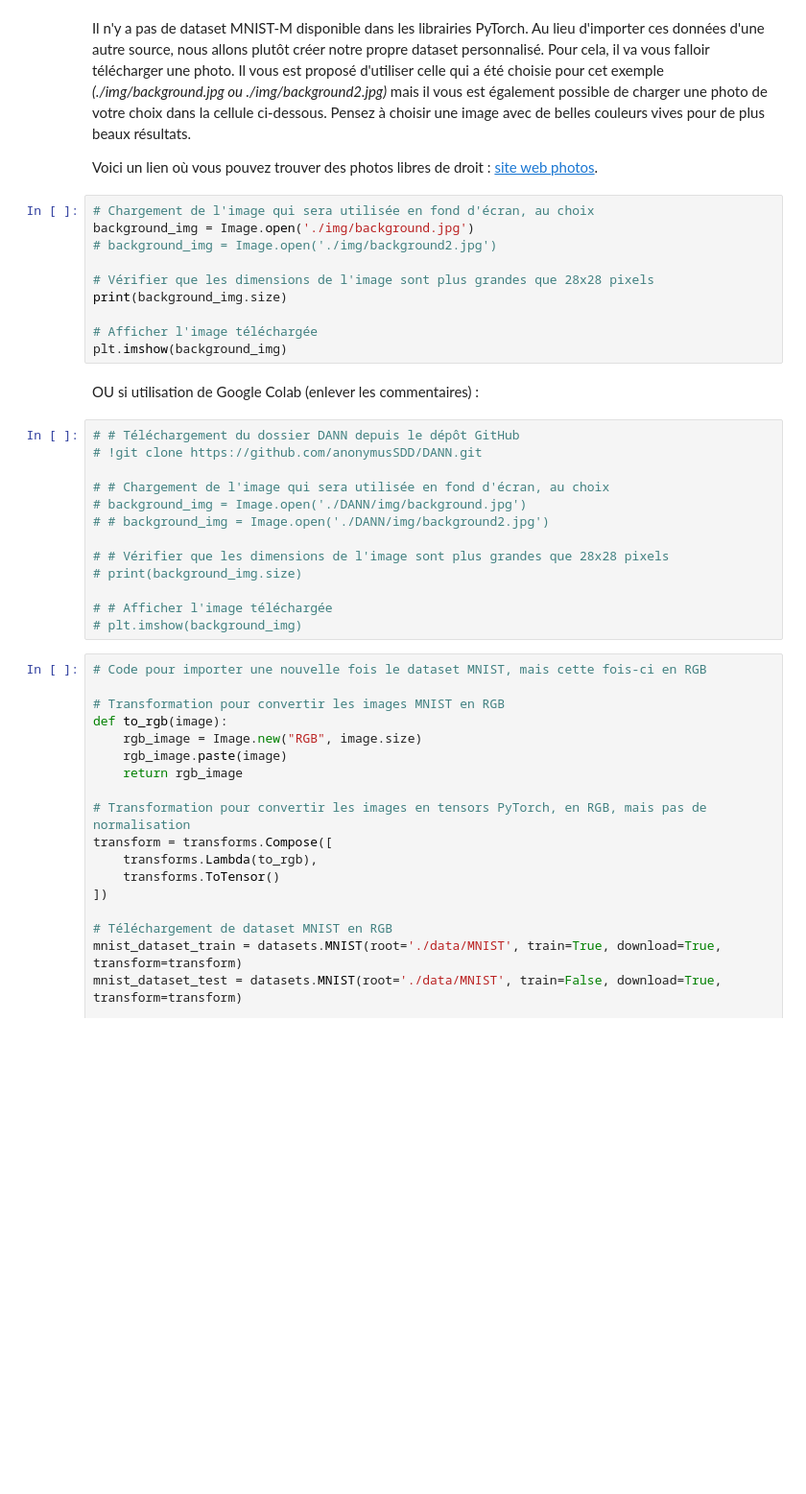
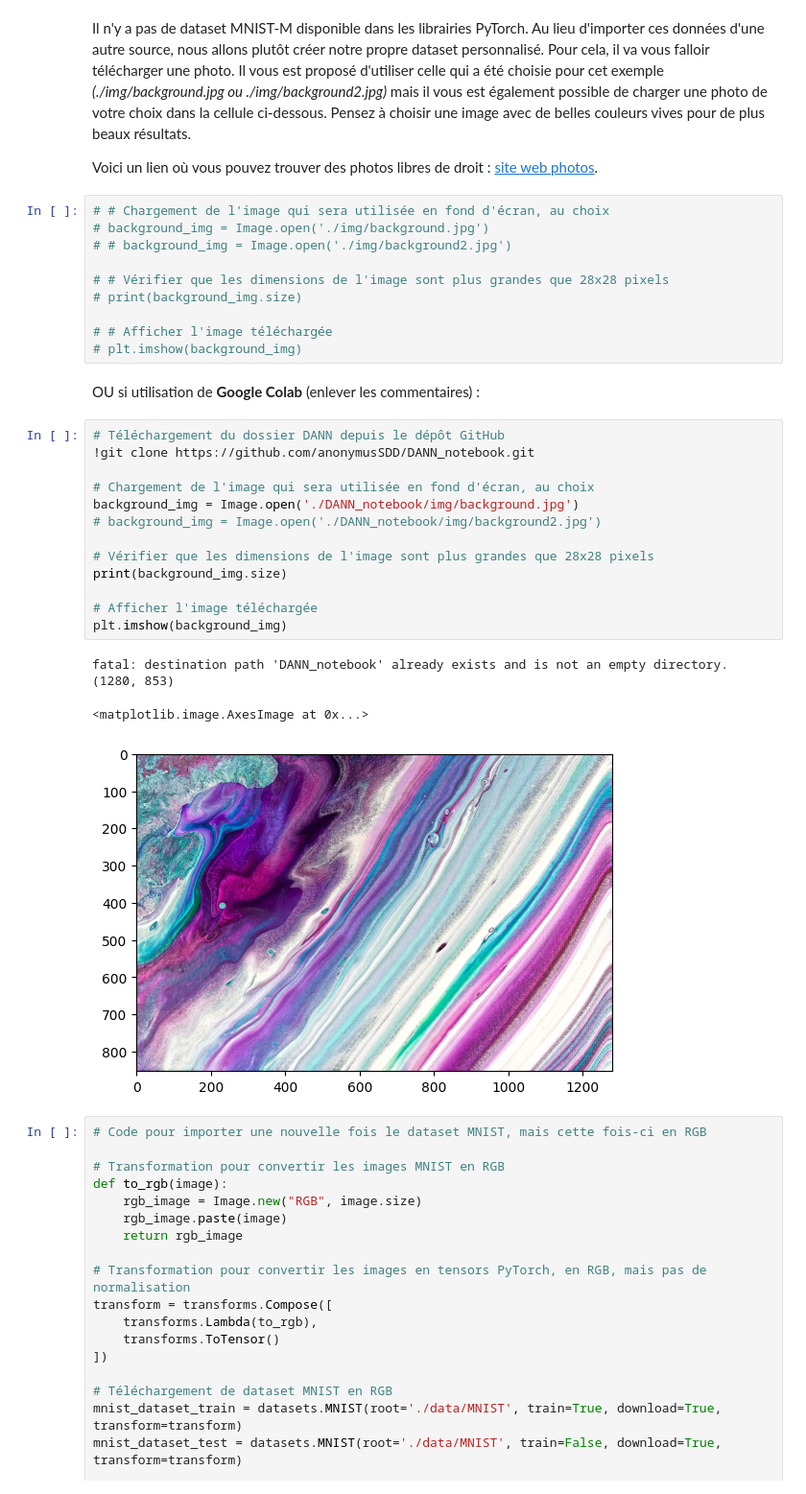
Before and after one commit to marie-souffez/DANN_notebook, a Jupyter notebook: notebook_DANN.ipynb, the cells around one changed output. Shown at 96% size. Saved outputs shown, nothing was run; the diff lists cells and outputs as text; blank space fills up the shorter version.

```diff
--- a/notebook_DANN.ipynb
+++ b/notebook_DANN.ipynb
@@ -494,30 +502,35 @@ Pour cela, il va vous falloir télécharger une photo. Il vous est proposé d'ut
 
 Voici un lien où vous pouvez trouver des photos libres de droit : [site web photos](https://pixabay.com/fr/).
 # %%
-# Chargement de l'image qui sera utilisée en fond d'écran, au choix
-background_img = Image.open('./img/background.jpg')
-# background_img = Image.open('./img/background2.jpg')
+# # Chargement de l'image qui sera utilisée en fond d'écran, au choix
+# background_img = Image.open('./img/background.jpg')
+# # background_img = Image.open('./img/background2.jpg')
 
-# Vérifier que les dimensions de l'image sont plus grandes que 28x28 pixels
-print(background_img.size)
+# # Vérifier que les dimensions de l'image sont plus grandes que 28x28 pixels
+# print(background_img.size)
 
-# Afficher l'image téléchargée
-plt.imshow(background_img)
+# # Afficher l'image téléchargée
+# plt.imshow(background_img)
 # %% [markdown]
-OU si utilisation de Google Colab (enlever les commentaires) :
+OU si utilisation de **Google Colab** (enlever les commentaires) :
 # %%
-# # Téléchargement du dossier DANN depuis le dépôt GitHub
-# !git clone https://github.com/anonymusSDD/DANN.git
+# Téléchargement du dossier DANN depuis le dépôt GitHub
+!git clone https://github.com/anonymusSDD/DANN_notebook.git
 
-# # Chargement de l'image qui sera utilisée en fond d'écran, au choix
-# background_img = Image.open('./DANN/img/background.jpg')
-# # background_img = Image.open('./DANN/img/background2.jpg')
+# Chargement de l'image qui sera utilisée en fond d'écran, au choix
+background_img = Image.open('./DANN_notebook/img/background.jpg')
+# background_img = Image.open('./DANN_notebook/img/background2.jpg')
 
-# # Vérifier que les dimensions de l'image sont plus grandes que 28x28 pixels
-# print(background_img.size)
+# Vérifier que les dimensions de l'image sont plus grandes que 28x28 pixels
+print(background_img.size)
 
-# # Afficher l'image téléchargée
-# plt.imshow(background_img)
+# Afficher l'image téléchargée
+plt.imshow(background_img)
+# %% [output]
+fatal: destination path 'DANN_notebook' already exists and is not an empty directory.
+(1280, 853)
+<matplotlib.image.AxesImage at 0x...>
+[figure, added]
 # %%
 # Code pour importer une nouvelle fois le dataset MNIST, mais cette fois-ci en RGB
 
```
Also changed, not shown: parts of 23 cells of this notebook, 2 other files.
